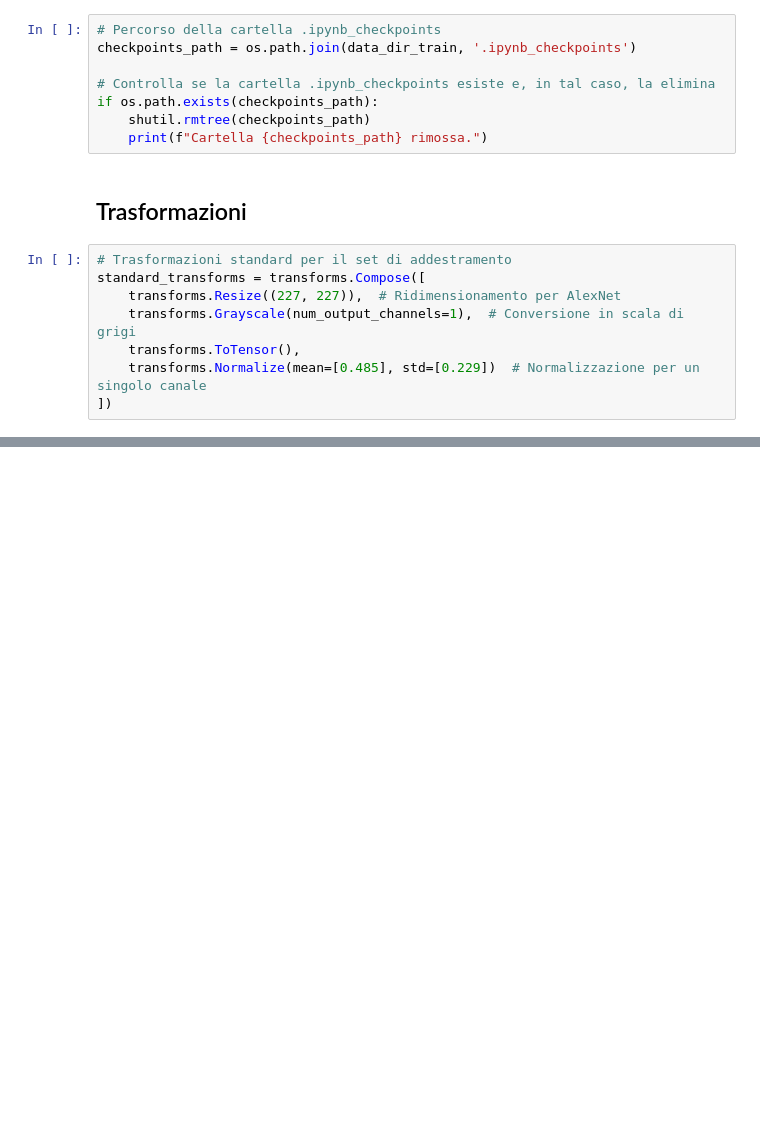
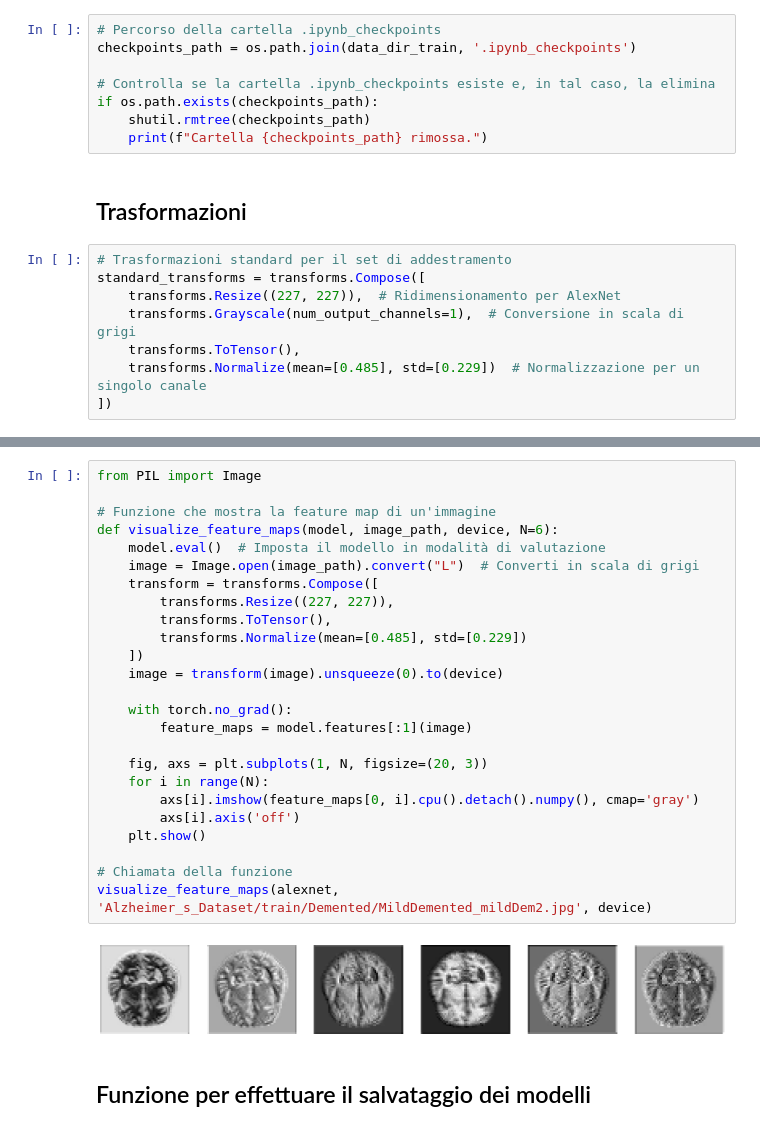
Before and after one commit to Esistere/esistere-ia, a Jupyter notebook: notebooks/FIA_model_train_and_test.ipynb, the cells around one changed output, grey strips where cells are left out. Cells and saved outputs as stored; diff of their text form; blank space fills up the shorter version.

Commit message:
Update Model

```diff
--- a/notebooks/FIA_model_train_and_test.ipynb
+++ b/notebooks/FIA_model_train_and_test.ipynb
@@ -118,0 +340,29 @@ standard_transforms = transforms.Compose([
+# %%
+from PIL import Image
+
+# Funzione che mostra la feature map di un'immagine
+def visualize_feature_maps(model, image_path, device, N=6):
+    model.eval()  # Imposta il modello in modalità di valutazione
+    image = Image.open(image_path).convert("L")  # Converti in scala di grigi
+    transform = transforms.Compose([
+        transforms.Resize((227, 227)),
+        transforms.ToTensor(),
+        transforms.Normalize(mean=[0.485], std=[0.229])
+    ])
+    image = transform(image).unsqueeze(0).to(device)
+
+    with torch.no_grad():
+        feature_maps = model.features[:1](image)
+
+    fig, axs = plt.subplots(1, N, figsize=(20, 3))
+    for i in range(N):
+        axs[i].imshow(feature_maps[0, i].cpu().detach().numpy(), cmap='gray')
+        axs[i].axis('off')
+    plt.show()
+
+# Chiamata della funzione
+visualize_feature_maps(alexnet, 'Alzheimer_s_Dataset/train/Demented/MildDemented_mildDem2.jpg', device)
+# %% [output]
+[figure, added]
+# %% [markdown]
+## Funzione per effettuare il salvataggio dei modelli
```
Also changed, not shown: parts of 31 cells of this notebook.
